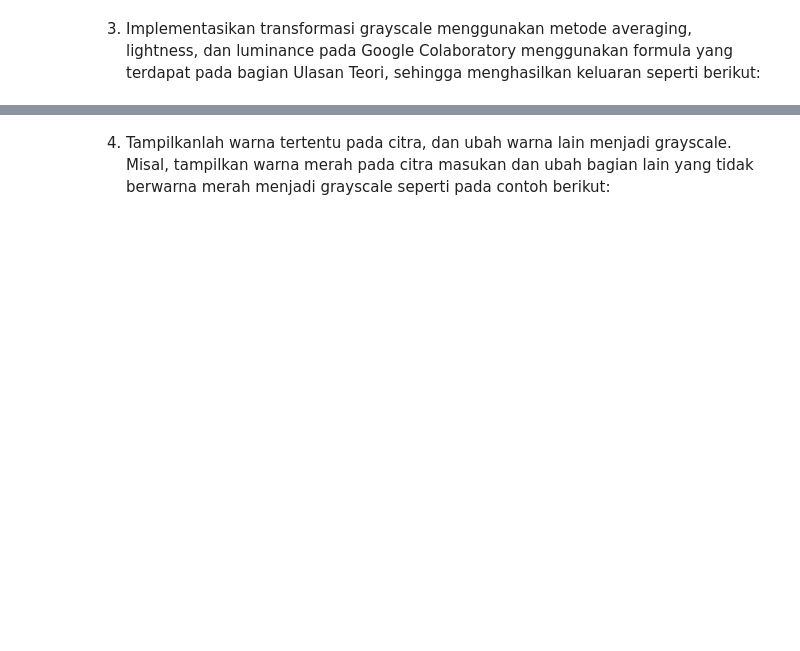
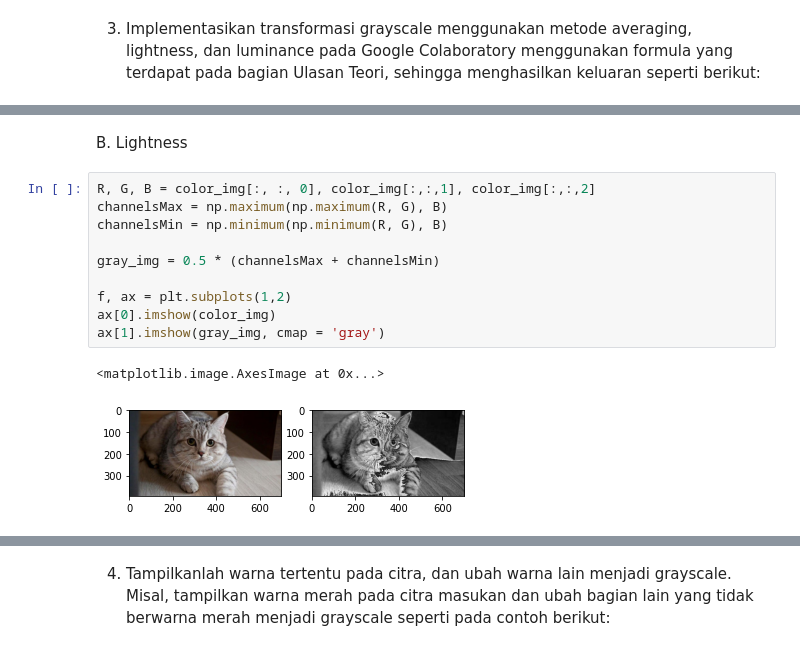
Before and after one commit to mukhammadarifin/PCVK_Genap_2021, a Jupyter notebook: Minggu_3.ipynb, the cells around one changed output, grey strips where cells are left out. Saved outputs shown, nothing was run; the diff lists cells and outputs as text; blank space fills up the shorter version.

```diff
--- a/Minggu_3.ipynb
+++ b/Minggu_3.ipynb
@@ -137,0 +152,15 @@ bagian Ulasan Teori, sehingga menghasilkan keluaran seperti berikut:
+# %% [markdown]
+  B. Lightness
+# %%
+R, G, B = color_img[:, :, 0], color_img[:,:,1], color_img[:,:,2]
+channelsMax = np.maximum(np.maximum(R, G), B)
+channelsMin = np.minimum(np.minimum(R, G), B)
+
+gray_img = 0.5 * (channelsMax + channelsMin)
+
+f, ax = plt.subplots(1,2)
+ax[0].imshow(color_img)
+ax[1].imshow(gray_img, cmap = 'gray')
+# %% [output]
+<matplotlib.image.AxesImage at 0x...>
+[figure, added]
```
Also changed, not shown: parts of 5 cells of this notebook.
